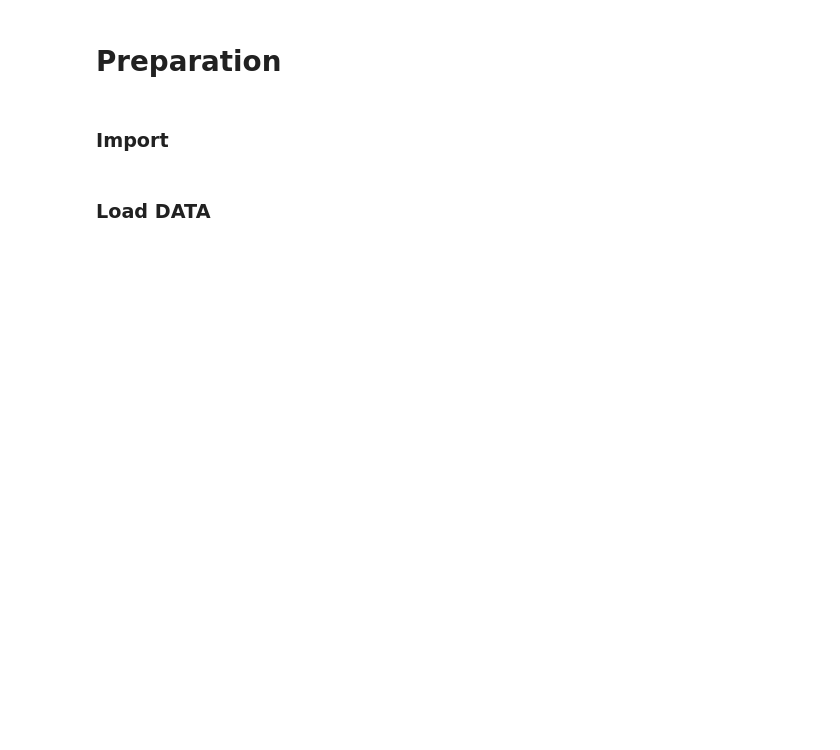
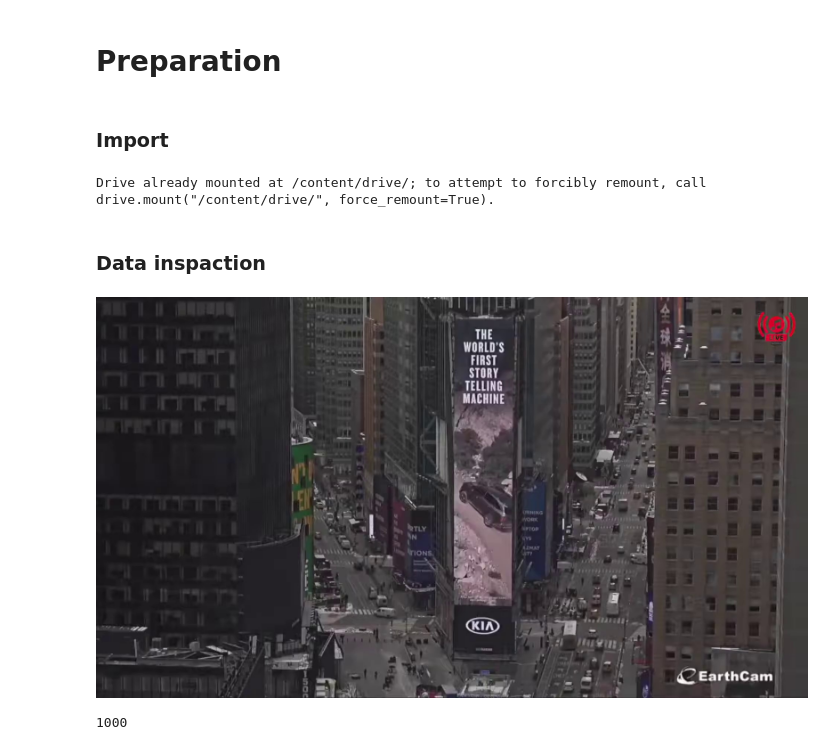
Before and after one commit to MaximNoritsyn/study_cv_robotdreams_finalproject, a Jupyter notebook: Finalproject.ipynb, the cells around one changed output. Drawn from its saved outputs; the diff is of its cells as text; code cells hidden in the pictures; blank space fills up the shorter version.

Commit message:
first inspection of data

```diff
--- a/Finalproject.ipynb
+++ b/Finalproject.ipynb
@@ -8,4 +12,2 @@ import tensorflow as tf
 from tensorflow.keras.layers import Conv2D, Dense, Flatten, Input, MaxPooling2D
 from tensorflow.keras import Model
-# %% [markdown]
-### Load DATA
@@ -31,0 +14,14 @@ three_images_per_second('StreetCamera.mp4', 'StreetCamera', 100)
+# %%
+drive.mount("/content/drive/")
+# %% [output]
+Drive already mounted at /content/drive/; to attempt to forcibly remount, call drive.mount("/content/drive/", force_remount=True).
+# %% [markdown]
+### Data inspaction
+# %%
+folder = 'drive/MyDrive/Colab Notebooks/StreetCamera'
+filename = 'image0.jpg'
+path = os.path.join(folder,filename)
+img = cv2.imread(path)
+cv2_imshow(img)
+# %% [output]
+[figure, added]
@@ -31,0 +35,4 @@ three_images_per_second('StreetCamera.mp4', 'StreetCamera', 100)
+# %%
+len(dataset)
+# %% [output]
+1000
```
Also changed, not shown: parts of 4 cells of this notebook.
